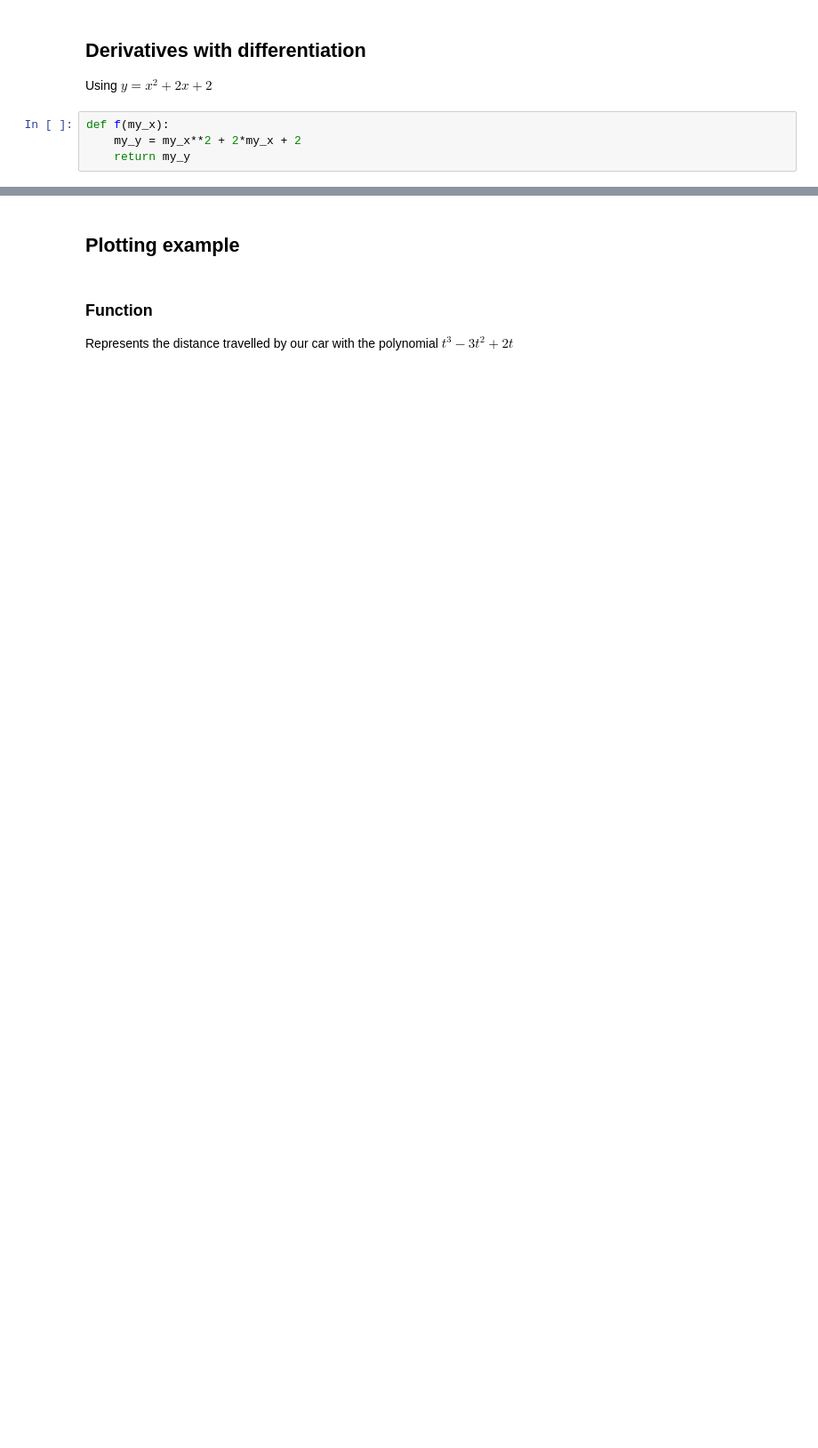
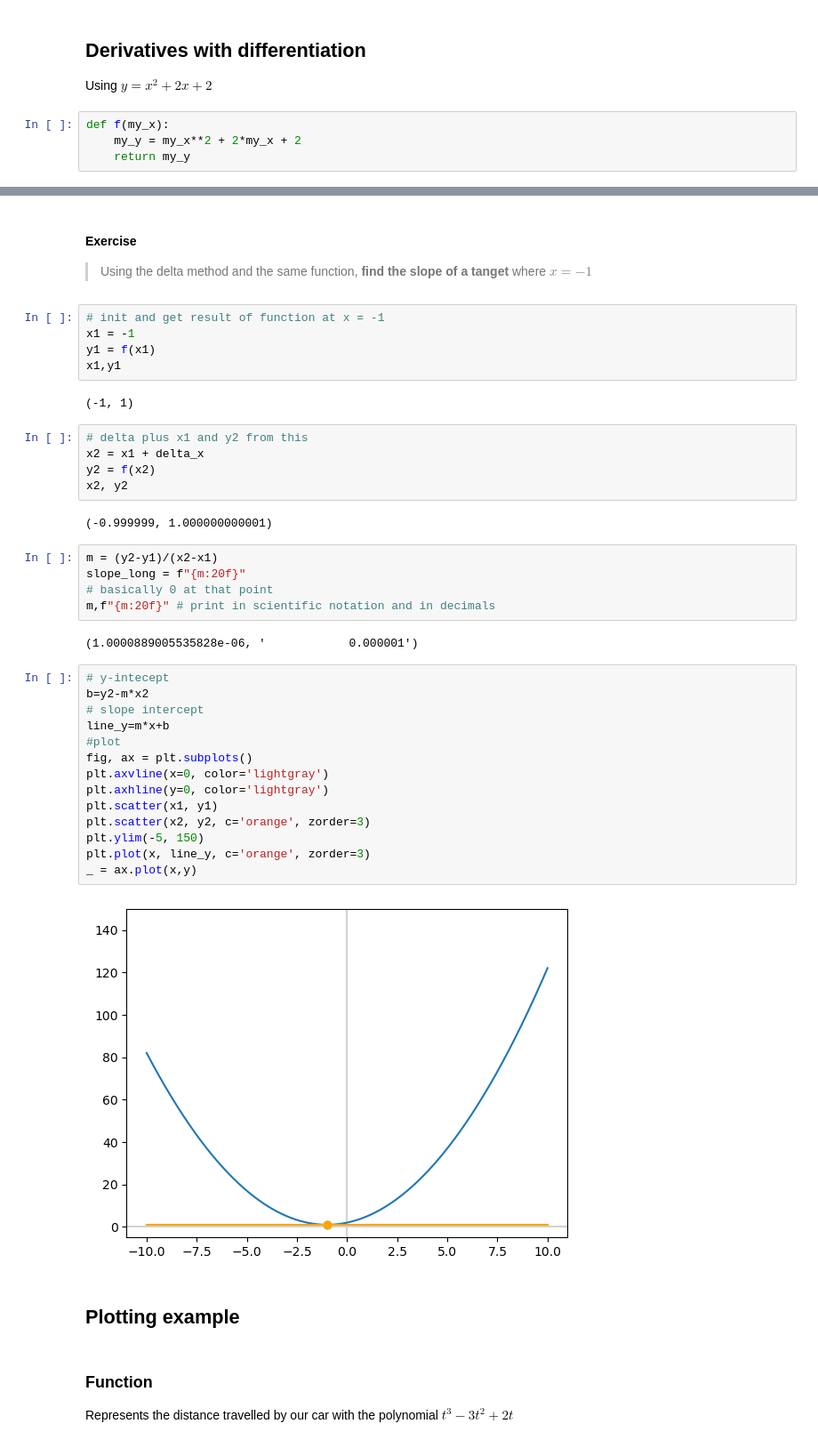
Before and after one commit to MiguelPartosa/Learning-Derivatives-with-Python, a Jupyter notebook: derivatives.ipynb, the cells around one changed output, grey strips where cells are left out. Shown at 89% size. Drawn from its saved outputs; the diff is of its cells as text; blank space fills up the shorter version.

```diff
--- a/derivatives.ipynb
+++ b/derivatives.ipynb
@@ -206,3 +246,43 @@ _ = ax.plot(x,y)
+# %% [markdown]
+#### Exercise
+> Using the delta method and the same function, **find the slope of a tanget** where $x = -1$
+# %%
+# init and get result of function at x = -1
+x1 = -1
+y1 = f(x1)
+x1,y1
+# %% [output]
+(-1, 1)
+# %%
+# delta plus x1 and y2 from this
+x2 = x1 + delta_x
+y2 = f(x2)
+x2, y2
+# %% [output]
+(-0.999999, 1.000000000001)
+# %%
+m = (y2-y1)/(x2-x1)
+slope_long = f"{m:20f}"
+# basically 0 at that point
+m,f"{m:20f}" # print in scientific notation and in decimals
+# %% [output]
+(1.0000889005535828e-06, '            0.000001')
+# %%
+# y-intecept
+b=y2-m*x2
+# slope intercept
+line_y=m*x+b
+#plot
+fig, ax = plt.subplots()
+plt.axvline(x=0, color='lightgray')
+plt.axhline(y=0, color='lightgray')
+plt.scatter(x1, y1)
+plt.scatter(x2, y2, c='orange', zorder=3)
+plt.ylim(-5, 150)
+plt.plot(x, line_y, c='orange', zorder=3)
+_ = ax.plot(x,y)
+# %% [output]
+[figure, added]
 # %% [markdown]
 ## Plotting example
 # %% [markdown]
```
Also changed, not shown: parts of 8 cells of this notebook.
